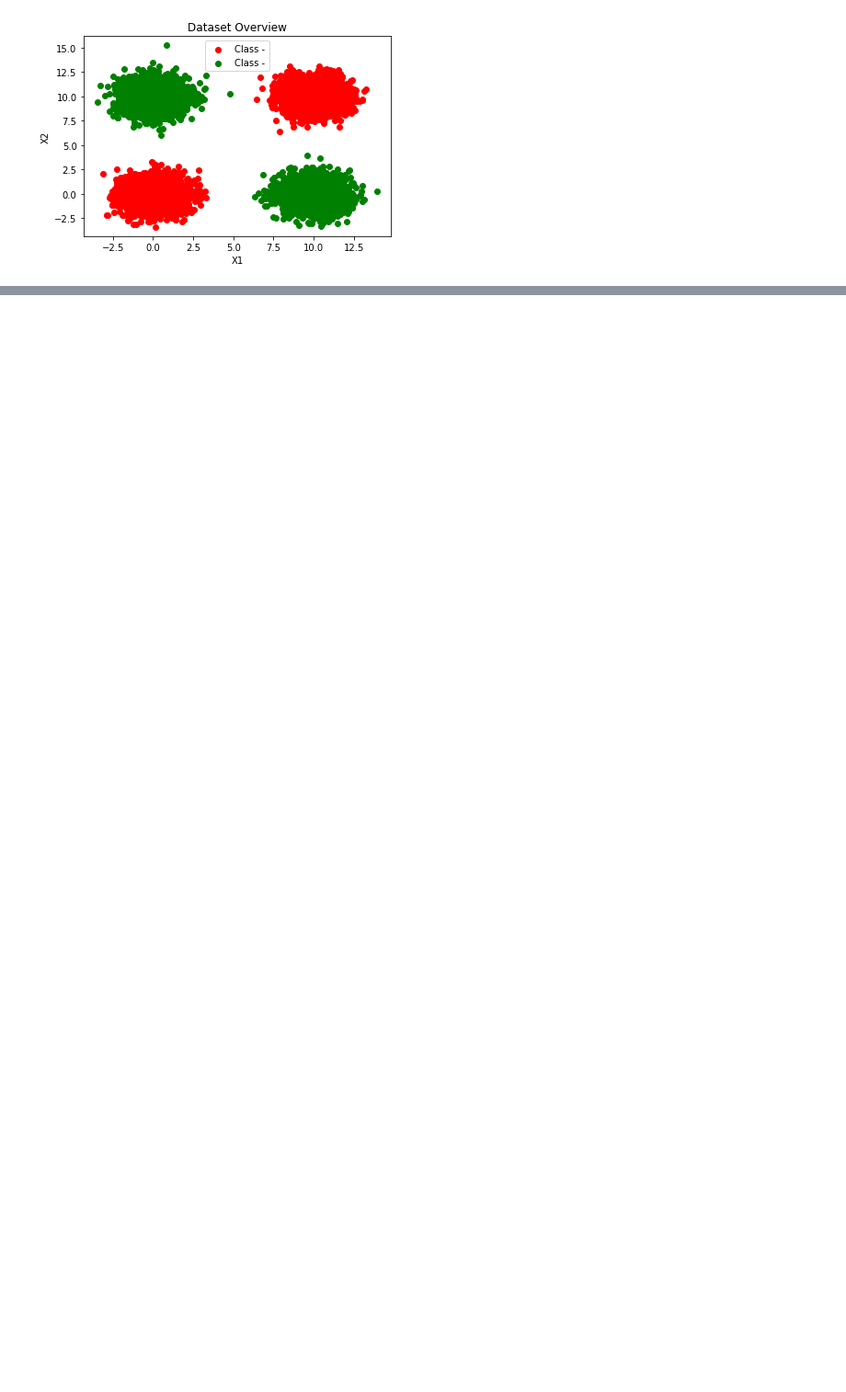
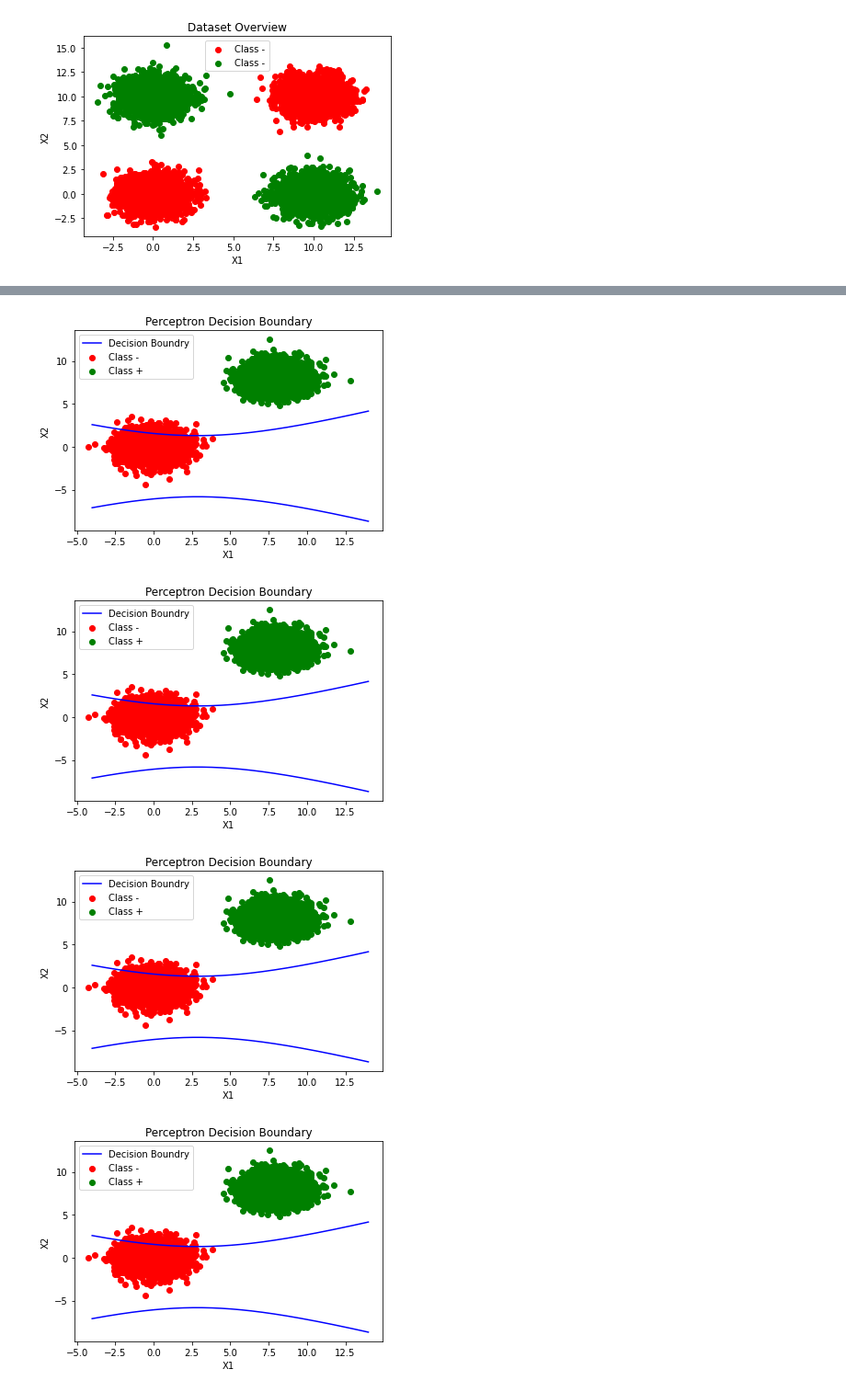
Before and after one commit to AUT-Student/NN-HW2, a Jupyter notebook: NN_HW1.ipynb, the cells around one changed output, grey strips where cells are left out. Shown: that part at 92% size. Drawn from its saved outputs; the diff is of its cells as text; code cells hidden in the pictures; blank space fills up the shorter version.

Commit message:
Implement Perceptron2D

```diff
--- a/NN_HW1.ipynb
+++ b/NN_HW1.ipynb
@@ -201,0 +242,9 @@ test_dataset = dataset[8000:]
+# %%
+perceptron = Perceptron2D(w=np.zeros([5]), alpha=1, activation_function=ActivationFunctions.bipolar_sigmoid)
+# %%
+perceptron.train(dataset=train_dataset, epochs=5)
+# %% [output]
+[figure, added]
+[figure, added]
+[figure, added]
+[figure, added]
```
Also changed, not shown: parts of 10 cells of this notebook.
